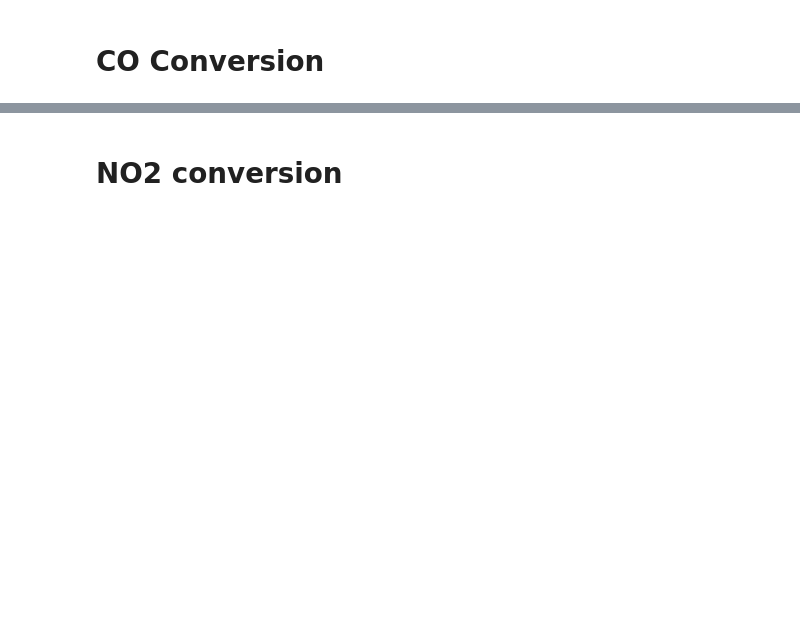
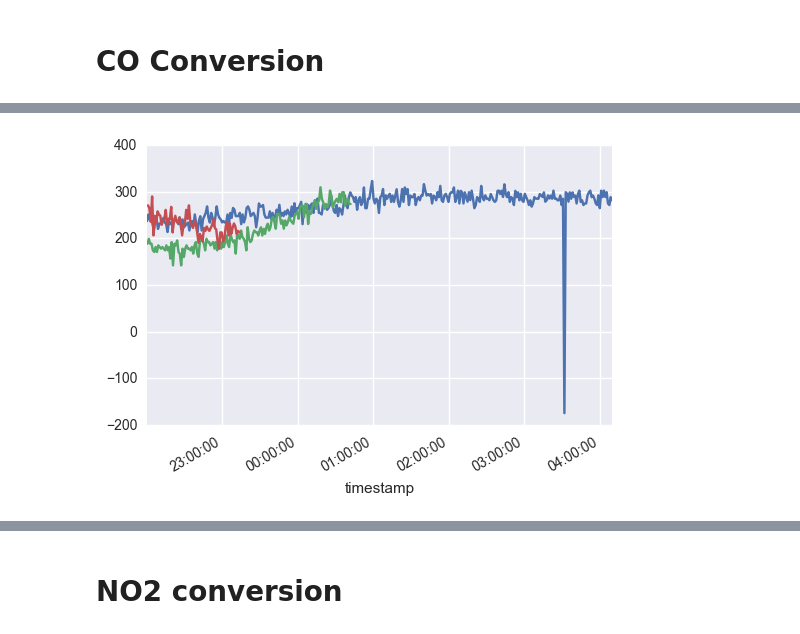
Before and after one commit to lingxz/climathon2016, a Jupyter notebook: vehicle_mount_analysis/vehicle-mount-analysis.ipynb, the cells around one changed output, grey strips where cells are left out. Saved outputs shown, nothing was run; the diff lists cells and outputs as text; code cells hidden in the pictures; blank space fills up the shorter version.

```diff
--- a/vehicle_mount_analysis/vehicle-mount-analysis.ipynb
+++ b/vehicle_mount_analysis/vehicle-mount-analysis.ipynb
@@ -80,0 +105,14 @@ ax.legend(df.id.unique())
+# %%
+alphasense_co_df = pd.DataFrame()
+for sensor_id in df.id.unique():
+    select_df = df[df.id == sensor_id]
+    temp = pd.DataFrame({sensor_id: select_df.co_ppb_alphasense})
+    alphasense_co_df = pd.concat([alphasense_co_df, temp], axis=1)
+
+# reorder columns
+columns = np.sort(alphasense_co_df.columns.values)
+alphasense_co_df = alphasense_co_df[columns]
+for col in alphasense_co_df:
+    alphasense_co_df[col].dropna().plot()
+# %% [output]
+[figure, added]
```
Also changed, not shown: parts of 45 cells of this notebook.
